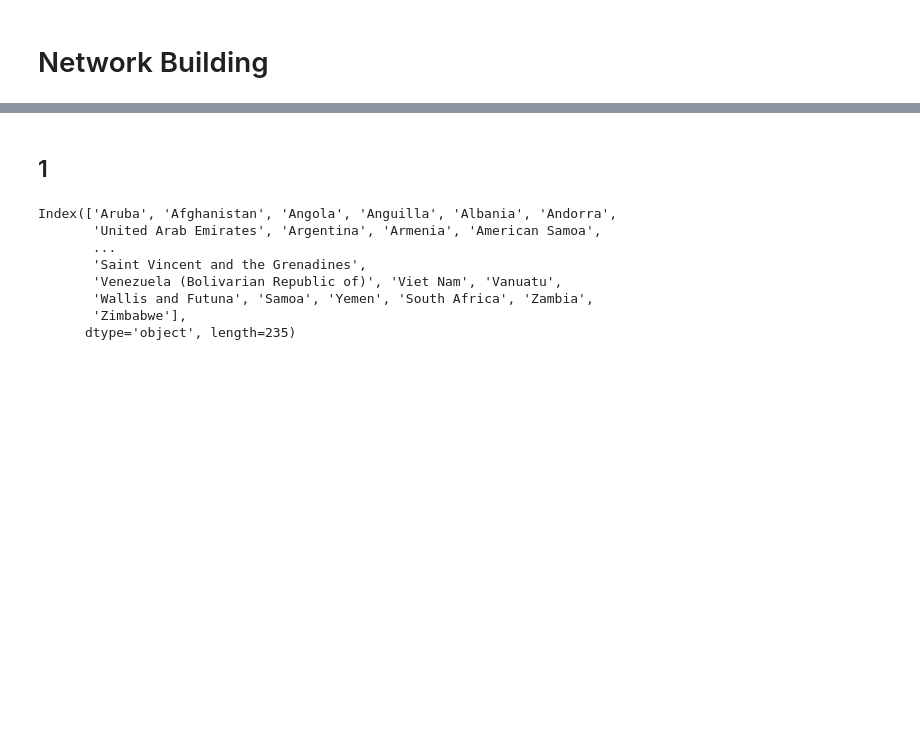
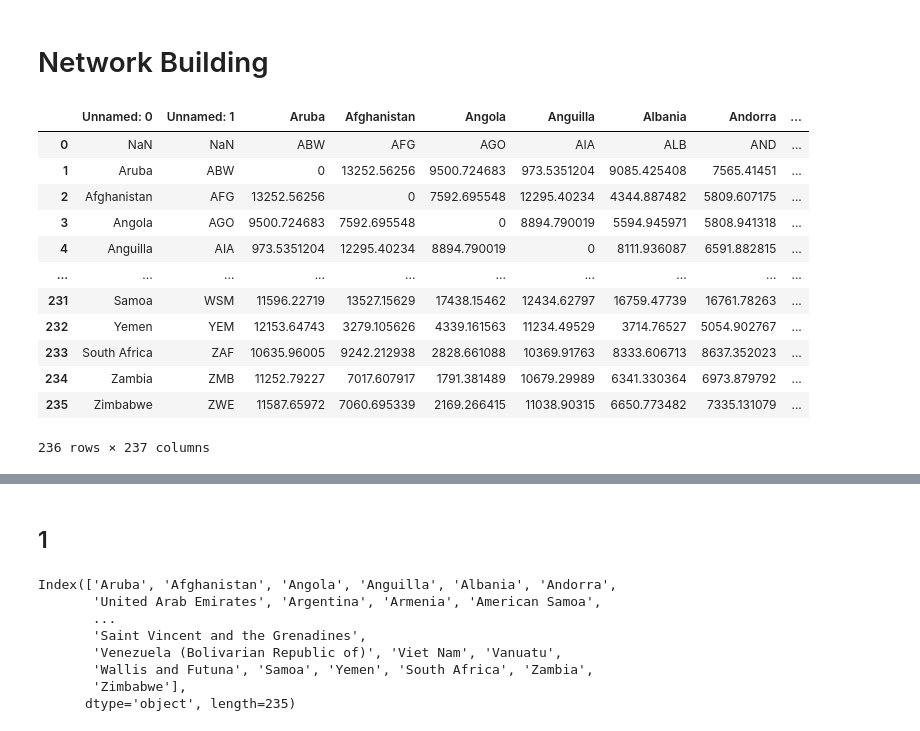
Before and after one commit to MAKEgroup/Covid_19_Propagation, a Jupyter notebook: Project/Network_Building.ipynb, the cells around one changed output, grey strips where cells are left out. Cells and saved outputs as stored; diff of their text form; code cells hidden in the pictures; blank space fills up the shorter version.

```diff
--- a/Project/Network_Building.ipynb
+++ b/Project/Network_Building.ipynb
@@ -3,6 +3,23 @@
 # %%
 import pandas as pd
 import numpy as np
+# %%
+distancesdf = pd.read_csv("..\Data\distances\All countries distances.csv")
+distancesdf
+# %% [output]
+|  | Unnamed: 0 | Unnamed: 1 | Aruba | Afghanistan | Angola | Anguilla | Albania | Andorra | ... |
+| 0 | NaN | NaN | ABW | AFG | AGO | AIA | ALB | AND | ... |
+| 1 | Aruba | ABW | 0 | 13252.56256 | 9500.724683 | 973.5351204 | 9085.425408 | 7565.41451 | ... |
+| 2 | Afghanistan | AFG | 13252.56256 | 0 | 7592.695548 | 12295.40234 | 4344.887482 | 5809.607175 | ... |
+| 3 | Angola | AGO | 9500.724683 | 7592.695548 | 0 | 8894.790019 | 5594.945971 | 5808.941318 | ... |
+| 4 | Anguilla | AIA | 973.5351204 | 12295.40234 | 8894.790019 | 0 | 8111.936087 | 6591.882815 | ... |
+| ... | ... | ... | ... | ... | ... | ... | ... | ... | ... |
+| 231 | Samoa | WSM | 11596.22719 | 13527.15629 | 17438.15462 | 12434.62797 | 16759.47739 | 16761.78263 | ... |
+| 232 | Yemen | YEM | 12153.64743 | 3279.105626 | 4339.161563 | 11234.49529 | 3714.76527 | 5054.902767 | ... |
+| 233 | South Africa | ZAF | 10635.96005 | 9242.212938 | 2828.661088 | 10369.91763 | 8333.606713 | 8637.352023 | ... |
+| 234 | Zambia | ZMB | 11252.79227 | 7017.607917 | 1791.381489 | 10679.29989 | 6341.330364 | 6973.879792 | ... |
+| 235 | Zimbabwe | ZWE | 11587.65972 | 7060.695339 | 2169.266415 | 11038.90315 | 6650.773482 | 7335.131079 | ... |
+236 rows × 237 columns
 # %%
 distancesdf = pd.read_csv("..\Data\distances\All countries distances.csv")
 
```
Also changed, not shown: parts of 20 cells of this notebook, 2 other files.
